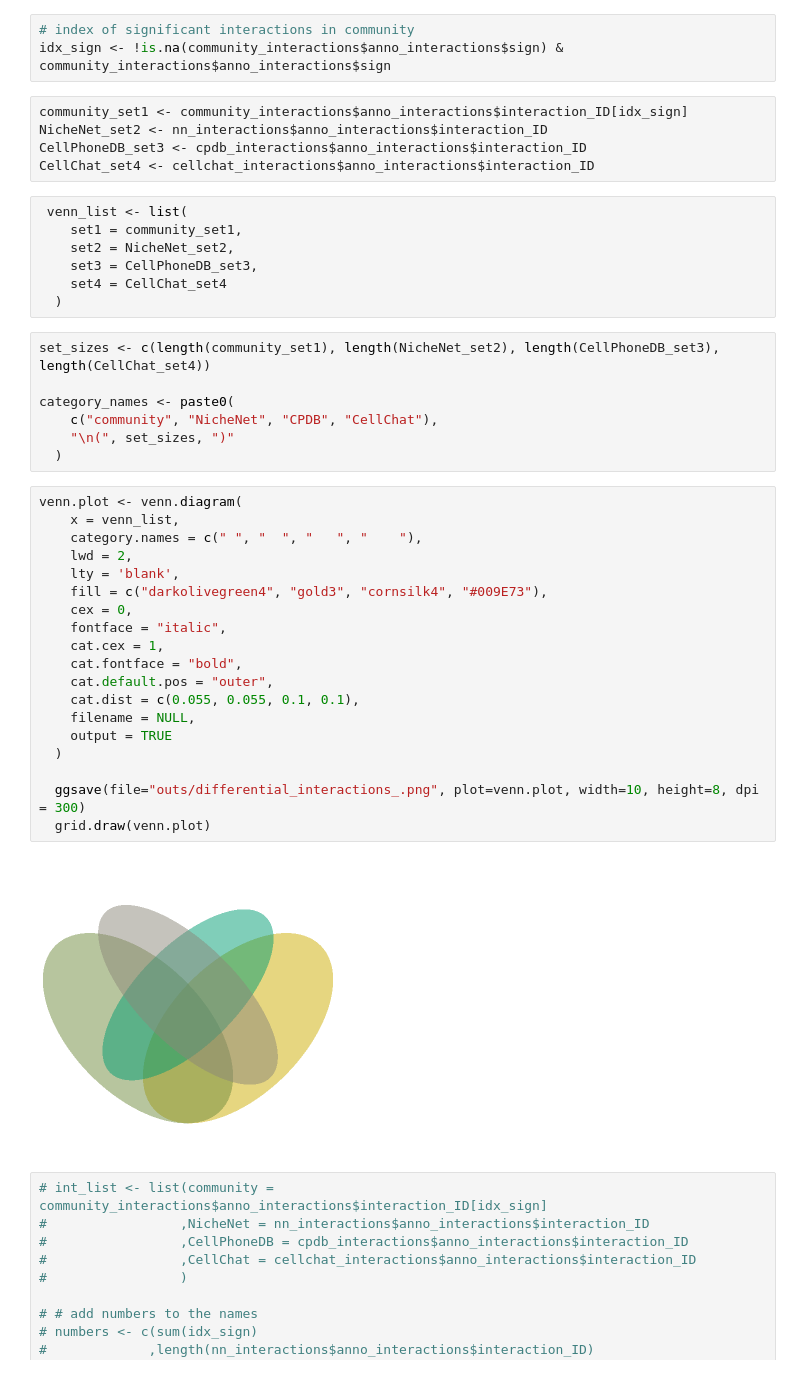
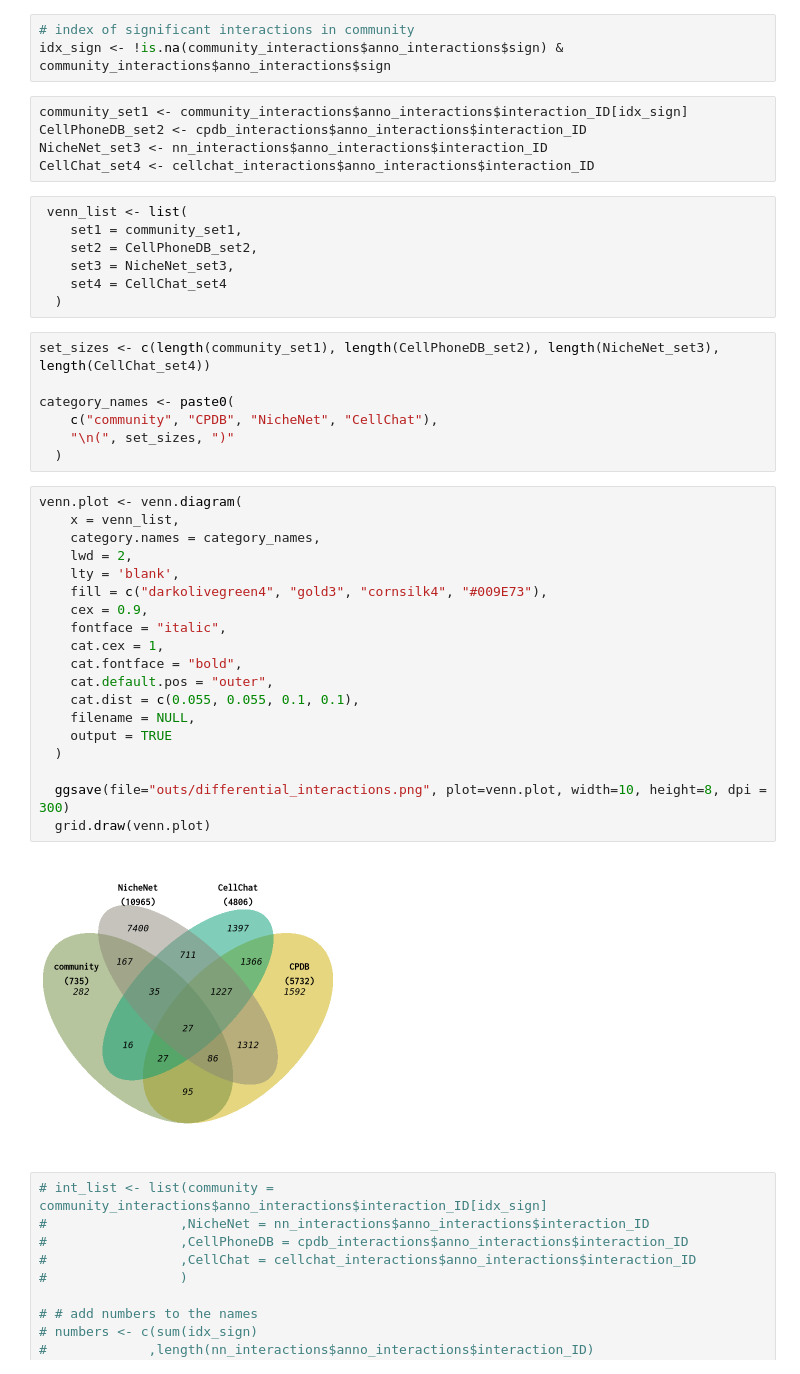
Before and after one commit to colomemaria/community-paper, a Jupyter notebook: src/method_comparison/compare_algorithms/compare_results/compare_algorithms.ipynb, the cells around one changed output. Saved outputs shown, nothing was run; the diff lists cells and outputs as text.

```diff
--- a/src/method_comparison/compare_algorithms/compare_results/compare_algorithms.ipynb
+++ b/src/method_comparison/compare_algorithms/compare_results/compare_algorithms.ipynb
@@ -127,44 +127,44 @@ all(cellchat_interactions$anno_interactions$interaction_ID %in% community_intera
 idx_sign <- !is.na(community_interactions$anno_interactions$sign) & community_interactions$anno_interactions$sign
 # %%
 community_set1 <- community_interactions$anno_interactions$interaction_ID[idx_sign]
-NicheNet_set2 <- nn_interactions$anno_interactions$interaction_ID
-CellPhoneDB_set3 <- cpdb_interactions$anno_interactions$interaction_ID
+CellPhoneDB_set2 <- cpdb_interactions$anno_interactions$interaction_ID
+NicheNet_set3 <- nn_interactions$anno_interactions$interaction_ID
 CellChat_set4 <- cellchat_interactions$anno_interactions$interaction_ID
 # %%
  venn_list <- list(
     set1 = community_set1,
-    set2 = NicheNet_set2,
-    set3 = CellPhoneDB_set3,
+    set2 = CellPhoneDB_set2,
+    set3 = NicheNet_set3,
     set4 = CellChat_set4
   )
 # %%
-set_sizes <- c(length(community_set1), length(NicheNet_set2), length(CellPhoneDB_set3), length(CellChat_set4))
+set_sizes <- c(length(community_set1), length(CellPhoneDB_set2), length(NicheNet_set3), length(CellChat_set4))
 
 category_names <- paste0(
-    c("community", "NicheNet", "CPDB", "CellChat"),
+    c("community", "CPDB", "NicheNet", "CellChat"),
     "\n(", set_sizes, ")"
   )
 # %%
 venn.plot <- venn.diagram(
     x = venn_list,
-    category.names = c(" ", "  ", "   ", "    "),
+    category.names = category_names,
     lwd = 2,
     lty = 'blank',
     fill = c("darkolivegreen4", "gold3", "cornsilk4", "#009E73"),
-    cex = 0,
+    cex = 0.9,
     fontface = "italic",
     cat.cex = 1,
     cat.fontface = "bold",
     cat.default.pos = "outer",
     cat.dist = c(0.055, 0.055, 0.1, 0.1),
     filename = NULL,
     output = TRUE
   )
 
-  ggsave(file="outs/differential_interactions_.png", plot=venn.plot, width=10, height=8, dpi = 300)
+  ggsave(file="outs/differential_interactions.png", plot=venn.plot, width=10, height=8, dpi = 300)
   grid.draw(venn.plot)
 # %% [output]
-[figure, old version]
+[figure, new version]
 # %%
 # int_list <- list(community = community_interactions$anno_interactions$interaction_ID[idx_sign]
 #                 ,NicheNet = nn_interactions$anno_interactions$interaction_ID
```
Also changed, not shown: parts of 11 cells of this notebook, 27 other files.
